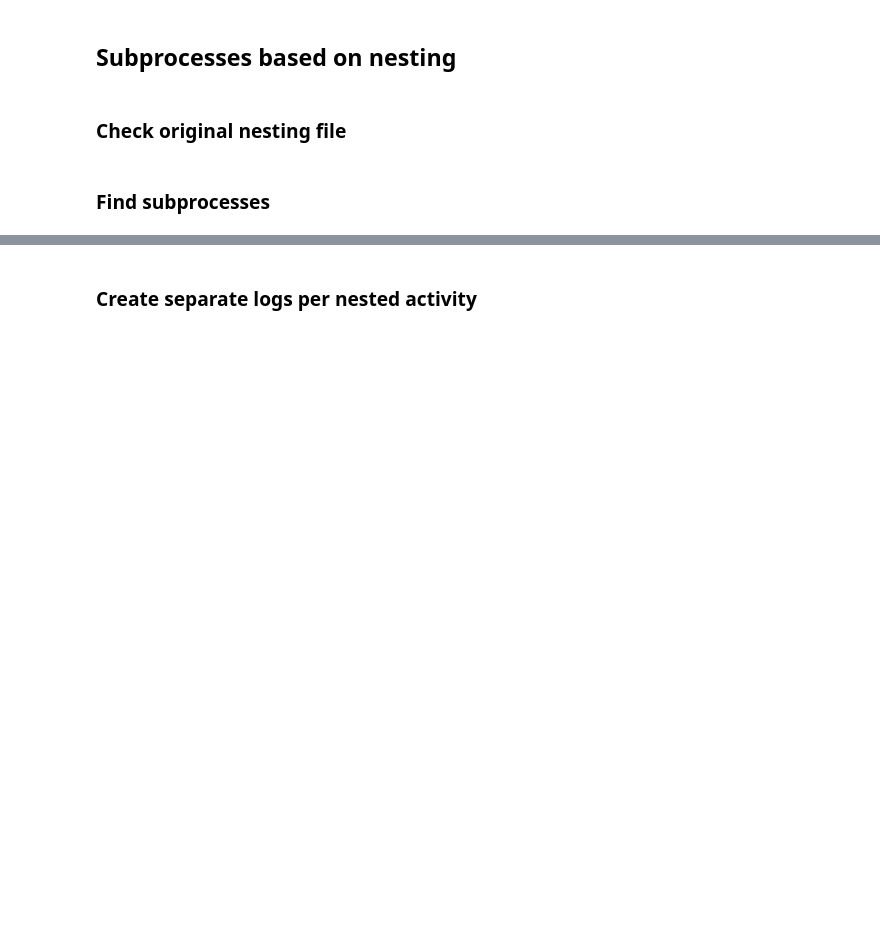
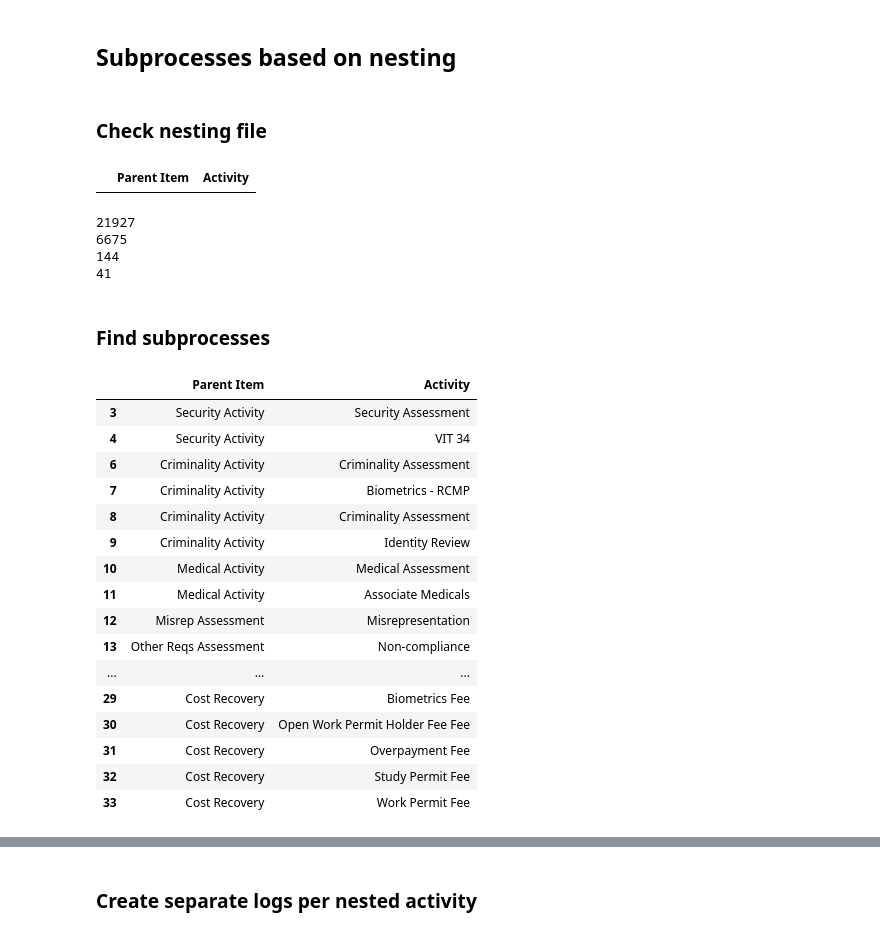
Before and after one commit to ProcessMining-uOttawa/ircc, a Jupyter notebook: ircc-lifecycles-new.ipynb, the cells around one changed output, grey strips where cells are left out. Saved outputs shown, nothing was run; the diff lists cells and outputs as text; code cells hidden in the pictures; blank space fills up the shorter version.

Commit message:
new nesting file; updated sanity check code

```diff
--- a/ircc-lifecycles-new.ipynb
+++ b/ircc-lifecycles-new.ipynb
@@ -184,9 +295,11 @@ separ_subproc(subproc_evts, non_subproc_evts, 'activity', 'activity_status', 'co
 # %% [markdown]
 ## Subprocesses based on nesting
 # %% [markdown]
-### Check original nesting file
+### Check nesting file
 # %%
-nestings = pd.read_excel("data/nested_activities-original.xlsx")
-log = pd.read_csv("data/combined_event_log_anonymous.csv")
+nestings = pd.read_csv("data/nested_activities-17_10_25.csv")
+or_log = pd.read_csv("data/combined_event_log_anonymous.csv")
 # %%
-nestings[~ (nestings['Activity'].isin(log['activity']))]
+nestings[(~ nestings['Activity'].isna()) & (~nestings['Activity'].isin(or_log['activity']))]
+# %% [output]
+|  | Parent Item | Activity |
@@ -196,5 +306,10 @@ cost_recov[~ (cost_recov.isin(log['activity']))]
 # %%
-print(len(log[log['activity']=='Criminality Assessment']))
-print(len(log[log['activity']=='Medical Assessment']))
-print(len(log[log['activity']=='Misrep Assessment']))
-print(len(log[log['activity']=='Security Assessment']))
+print(len(or_log[or_log['activity']=='Criminality Assessment']))
+print(len(or_log[or_log['activity']=='Medical Assessment']))
+print(len(or_log[or_log['activity']=='Misrep Assessment']))
+print(len(or_log[or_log['activity']=='Security Assessment']))
+# %% [output]
+21927
+6675
+144
+41
@@ -211,5 +316,2 @@ print(log[log['activity'].str.startswith('Security')]['activity'].drop_duplicate
 # %% [markdown]
 ### Find subprocesses
-# %%
-nestings = pd.read_excel("data/nested_activities-fixed.xlsx")
-nestings
@@ -220,3 +318,25 @@ nestings[~ nestings['Activity'].isin(or_log['activity'])].sort_values(by='Activi
+# %%
+# drop na entries
+nestings = nestings[~nestings['Activity'].isna()]
+nestings
+# %% [output]
+|  | Parent Item | Activity |
+| 3 | Security Activity | Security Assessment |
+| 4 | Security Activity | VIT 34 |
+| 6 | Criminality Activity | Criminality Assessment |
+| 7 | Criminality Activity | Biometrics - RCMP |
+| 8 | Criminality Activity | Criminality Assessment |
+| 9 | Criminality Activity | Identity Review |
+| 10 | Medical Activity | Medical Assessment |
+| 11 | Medical Activity | Associate Medicals |
+| 12 | Misrep Assessment | Misrepresentation |
+| 13 | Other Reqs Assessment | Non-compliance |
+| ... | ... | ... |
+| 29 | Cost Recovery | Biometrics Fee |
+| 30 | Cost Recovery | Open Work Permit Holder Fee Fee |
+| 31 | Cost Recovery | Overpayment Fee |
+| 32 | Cost Recovery | Study Permit Fee |
+| 33 | Cost Recovery | Work Permit Fee |
 # %%
 abstr_log = pd.read_csv(f"{tgt_folder}/combined_event_log-abstracted_status.csv")
 abstr_log
```
Also changed, not shown: parts of 21 cells of this notebook, 1 other file.
